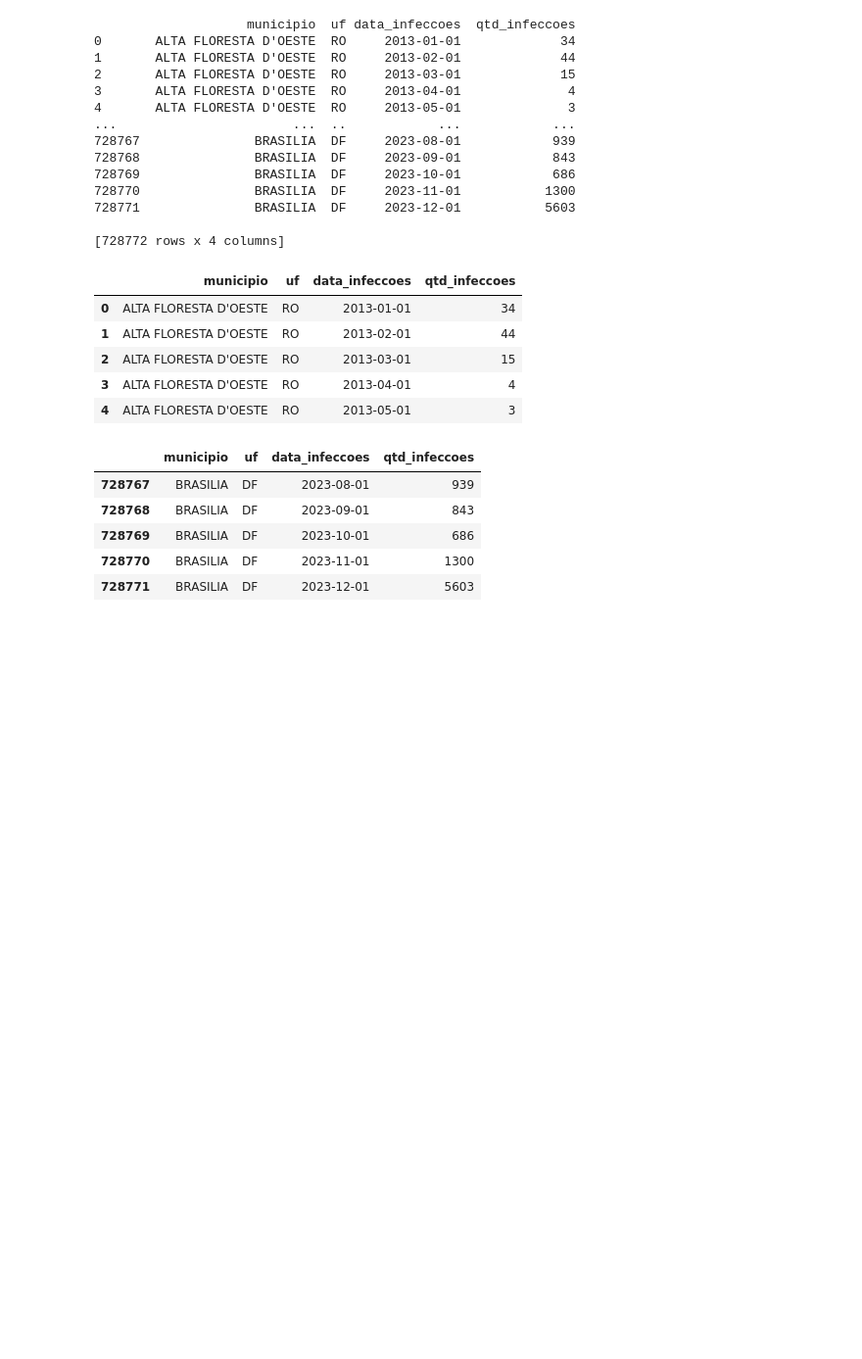
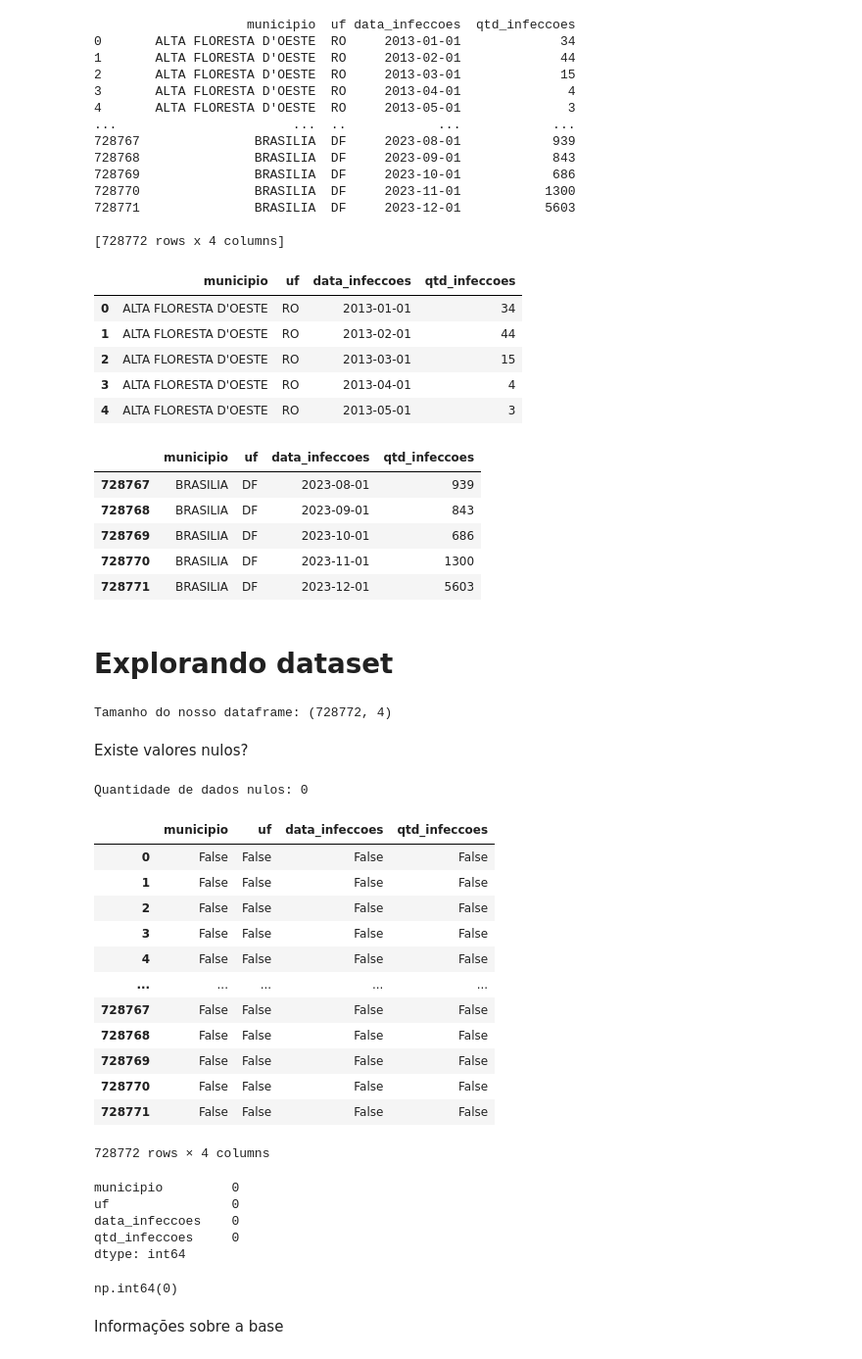
Before and after one commit to brenoazvd/pos_data_analytics, a Jupyter notebook: primeira_aula/Dengue_Brasil.ipynb, the cells around one changed output. Shown at 98% size. Saved outputs shown, nothing was run; the diff lists cells and outputs as text; code cells hidden in the pictures; blank space fills up the shorter version.

```diff
--- a/primeira_aula/Dengue_Brasil.ipynb
+++ b/primeira_aula/Dengue_Brasil.ipynb
@@ -49,3 +44,45 @@ df_dengue.tail()
 | 728769 | BRASILIA | DF | 2023-10-01 | 686 |
 | 728770 | BRASILIA | DF | 2023-11-01 | 1300 |
 | 728771 | BRASILIA | DF | 2023-12-01 | 5603 |
+# %% [markdown]
+# Explorando dataset
+# %%
+print(f'Tamanho do nosso dataframe: {df_dengue.shape}')
+# %% [output]
+Tamanho do nosso dataframe: (728772, 4)
+# %% [markdown]
+Existe valores nulos?
+# %%
+print(f'Quantidade de dados nulos: {df_dengue.isnull().sum().sum()}')
+# %% [output]
+Quantidade de dados nulos: 0
+# %%
+df_dengue.isnull()
+# %% [output]
+|  | municipio | uf | data_infeccoes | qtd_infeccoes |
+| 0 | False | False | False | False |
+| 1 | False | False | False | False |
+| 2 | False | False | False | False |
+| 3 | False | False | False | False |
+| 4 | False | False | False | False |
+| ... | ... | ... | ... | ... |
+| 728767 | False | False | False | False |
+| 728768 | False | False | False | False |
+| 728769 | False | False | False | False |
+| 728770 | False | False | False | False |
+| 728771 | False | False | False | False |
+728772 rows × 4 columns
+# %%
+df_dengue.isnull().sum()
+# %% [output]
+municipio         0
+uf                0
+data_infeccoes    0
+qtd_infeccoes     0
+dtype: int64
+# %%
+df_dengue.isnull().sum().sum()
+# %% [output]
+np.int64(0)
+# %% [markdown]
+Informações sobre a base
```
Also changed, not shown: parts of 30 cells of this notebook.
